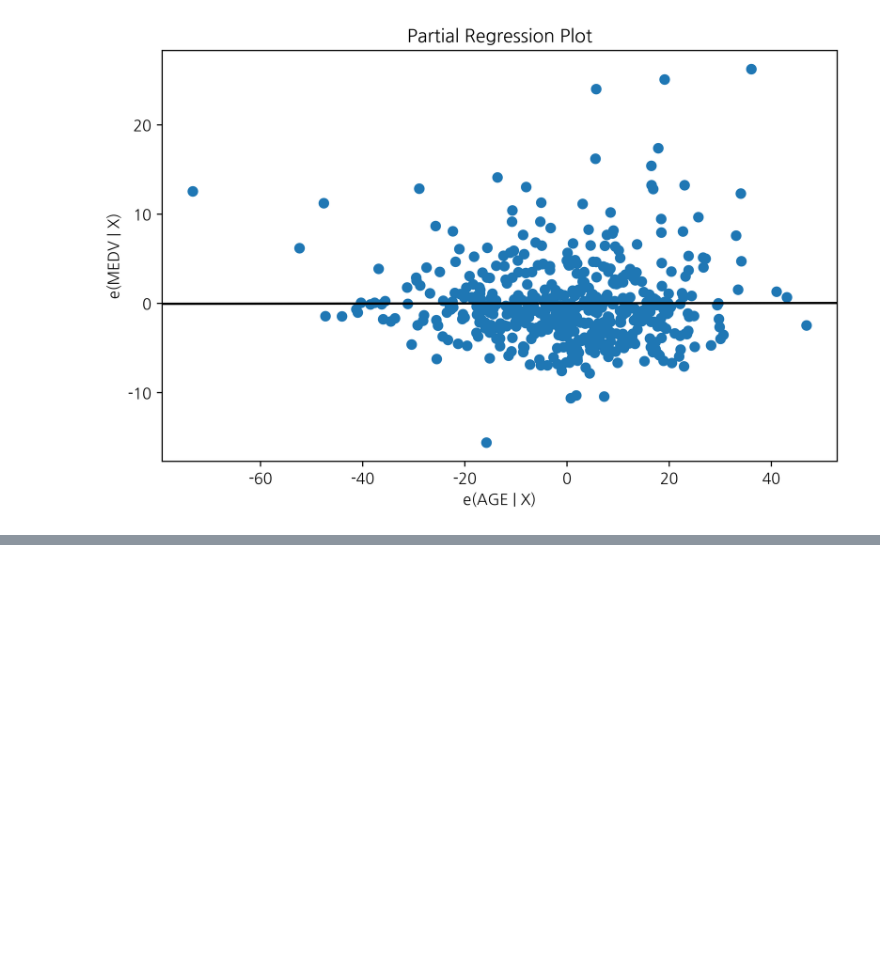
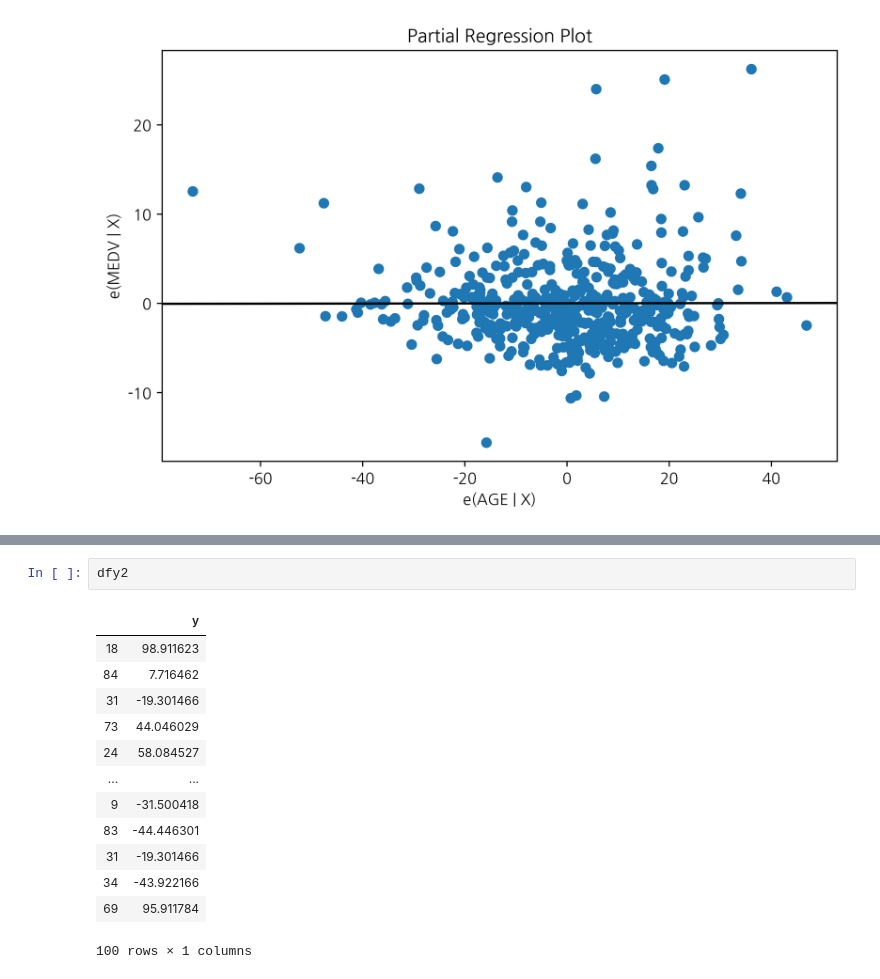
Before and after one commit to Yeongmin1992/Python-Statistics, a Jupyter notebook: statistics/200514-stat.ipynb, the cells around one changed output, grey strips where cells are left out. Saved outputs shown, nothing was run; the diff lists cells and outputs as text; blank space fills up the shorter version.

```diff
--- a/statistics/200514-stat.ipynb
+++ b/statistics/200514-stat.ipynb
@@ -27,0 +80,16 @@ plt.show()
+# %%
+dfy2
+# %% [output]
+|  | y |
+| 18 | 98.911623 |
+| 84 | 7.716462 |
+| 31 | -19.301466 |
+| 73 | 44.046029 |
+| 24 | 58.084527 |
+| ... | ... |
+| 9 | -31.500418 |
+| 83 | -44.446301 |
+| 31 | -19.301466 |
+| 34 | -43.922166 |
+| 69 | 95.911784 |
+100 rows × 1 columns
```
Also changed, not shown: parts of 5 cells of this notebook.
